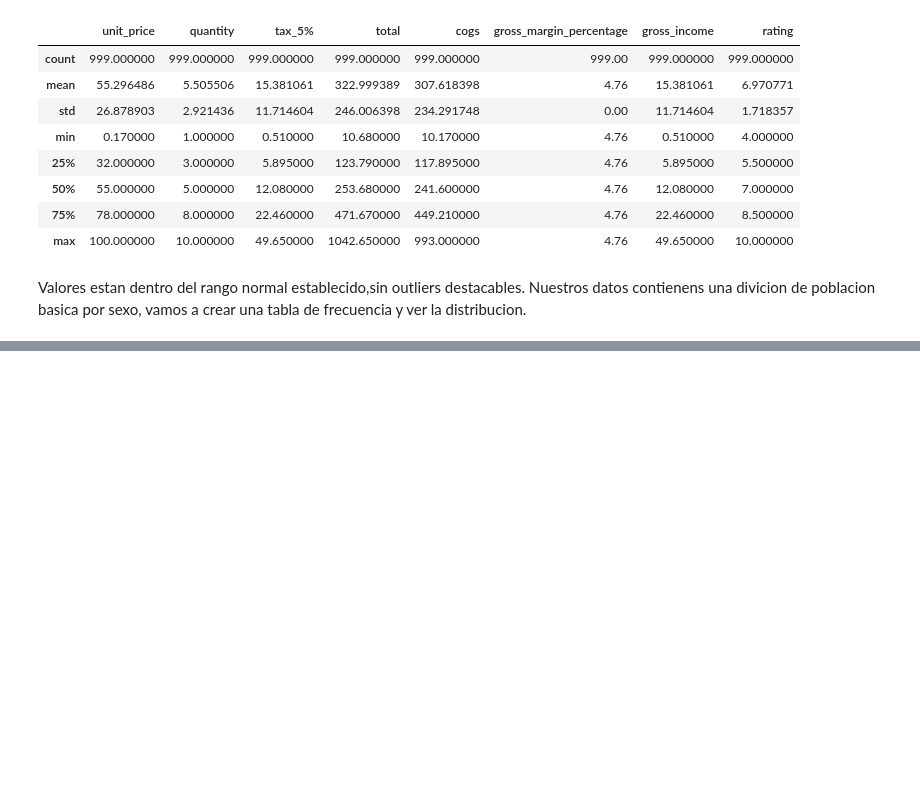
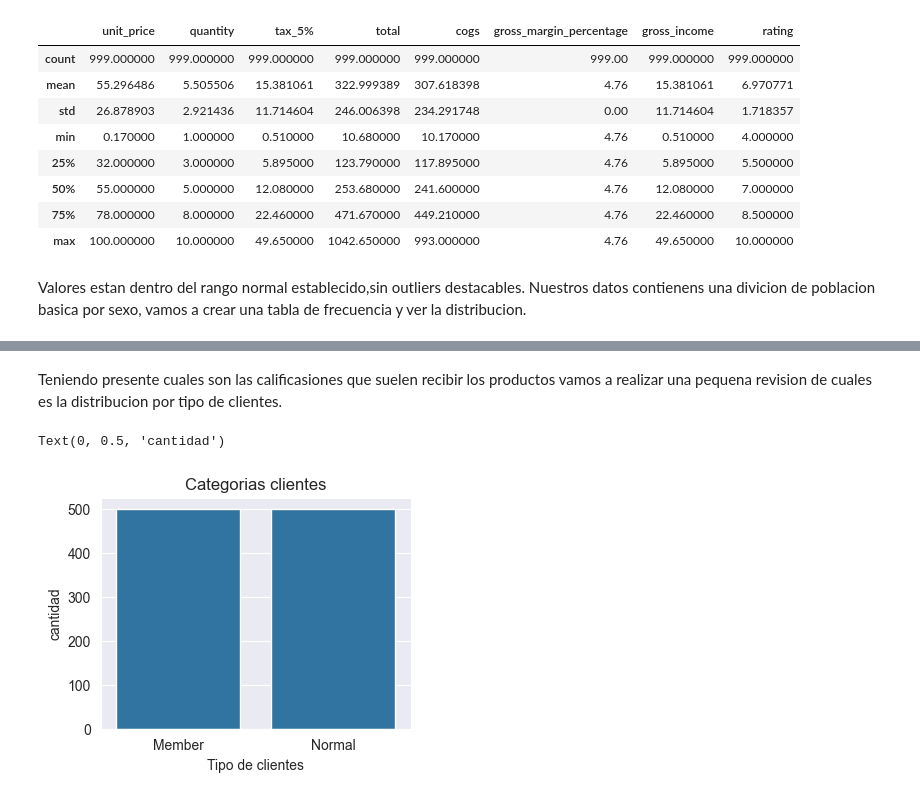
Before and after one commit to 4J-Consulting/FreshMarket-project, a Jupyter notebook: Exploracion/fresh_market_EDA.ipynb, the cells around one changed output, grey strips where cells are left out. Drawn from its saved outputs; the diff is of its cells as text; code cells hidden in the pictures; blank space fills up the shorter version.

```diff
--- a/Exploracion/fresh_market_EDA.ipynb
+++ b/Exploracion/fresh_market_EDA.ipynb
@@ -60,0 +80,11 @@ fresh
+# %% [markdown]
+Teniendo presente cuales son las calificasiones que suelen recibir los productos vamos a realizar una pequena revision de cuales es la distribucion por tipo de clientes.
+# %%
+plt.figure(figsize=(4,3))
+grafica2 = sns.countplot(data=fresh, x= fresh['customer_type'] )
+grafica2.set_title("Categorias clientes")
+grafica2.set_xlabel("Tipo de clientes")
+grafica2.set_ylabel("cantidad")
+# %% [output]
+Text(0, 0.5, 'cantidad')
+[figure, added]
```
Also changed, not shown: parts of 8 cells of this notebook.
